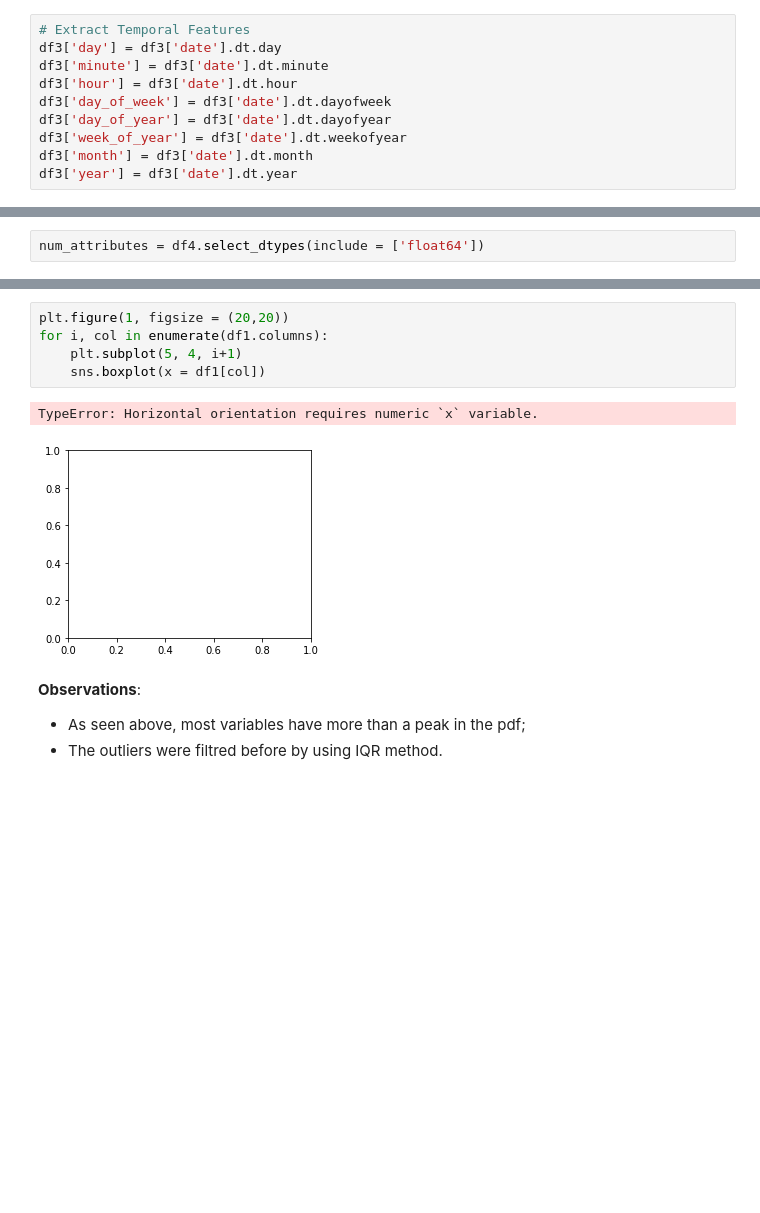
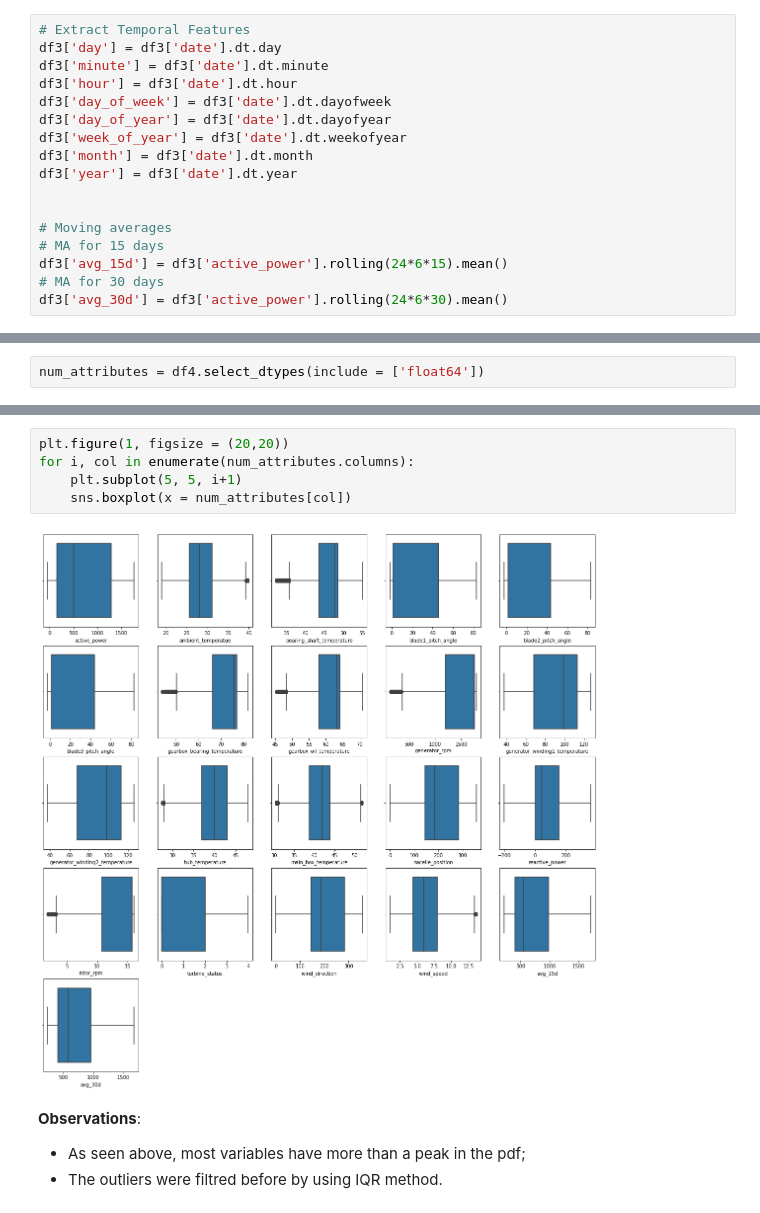
Before and after one commit to jooaobrum/power-wind-forecasting, a Jupyter notebook: notebooks/power_wind_forecasting.ipynb, the cells around one changed output, grey strips where cells are left out. Drawn from its saved outputs; the diff is of its cells as text; blank space fills up the shorter version.

```diff
--- a/notebooks/power_wind_forecasting.ipynb
+++ b/notebooks/power_wind_forecasting.ipynb
@@ -426,6 +447,13 @@ df3['day_of_year'] = df3['date'].dt.dayofyear
 df3['week_of_year'] = df3['date'].dt.weekofyear
 df3['month'] = df3['date'].dt.month
 df3['year'] = df3['date'].dt.year
+
+
+# Moving averages
+# MA for 15 days
+df3['avg_15d'] = df3['active_power'].rolling(24*6*15).mean()
+# MA for 30 days
+df3['avg_30d'] = df3['active_power'].rolling(24*6*30).mean()
 # %% [markdown]
 ## 4.0 Exploratory Data Analysis (EDA)
 # %% [markdown]
@@ -501,11 +529,10 @@ plt.tight_layout()
 # %%
 plt.figure(1, figsize = (20,20))
-for i, col in enumerate(df1.columns):
-    plt.subplot(5, 4, i+1)
-    sns.boxplot(x = df1[col])
+for i, col in enumerate(num_attributes.columns):
+    plt.subplot(5, 5, i+1)
+    sns.boxplot(x = num_attributes[col])
 # %% [output]
-TypeError: Horizontal orientation requires numeric `x` variable.
-[figure, old version]
+[figure, new version]
 # %% [markdown]
 **Observations**:
 - As seen above, most variables have more than a peak in the pdf;
```
Also changed, not shown: parts of 139 cells of this notebook.
